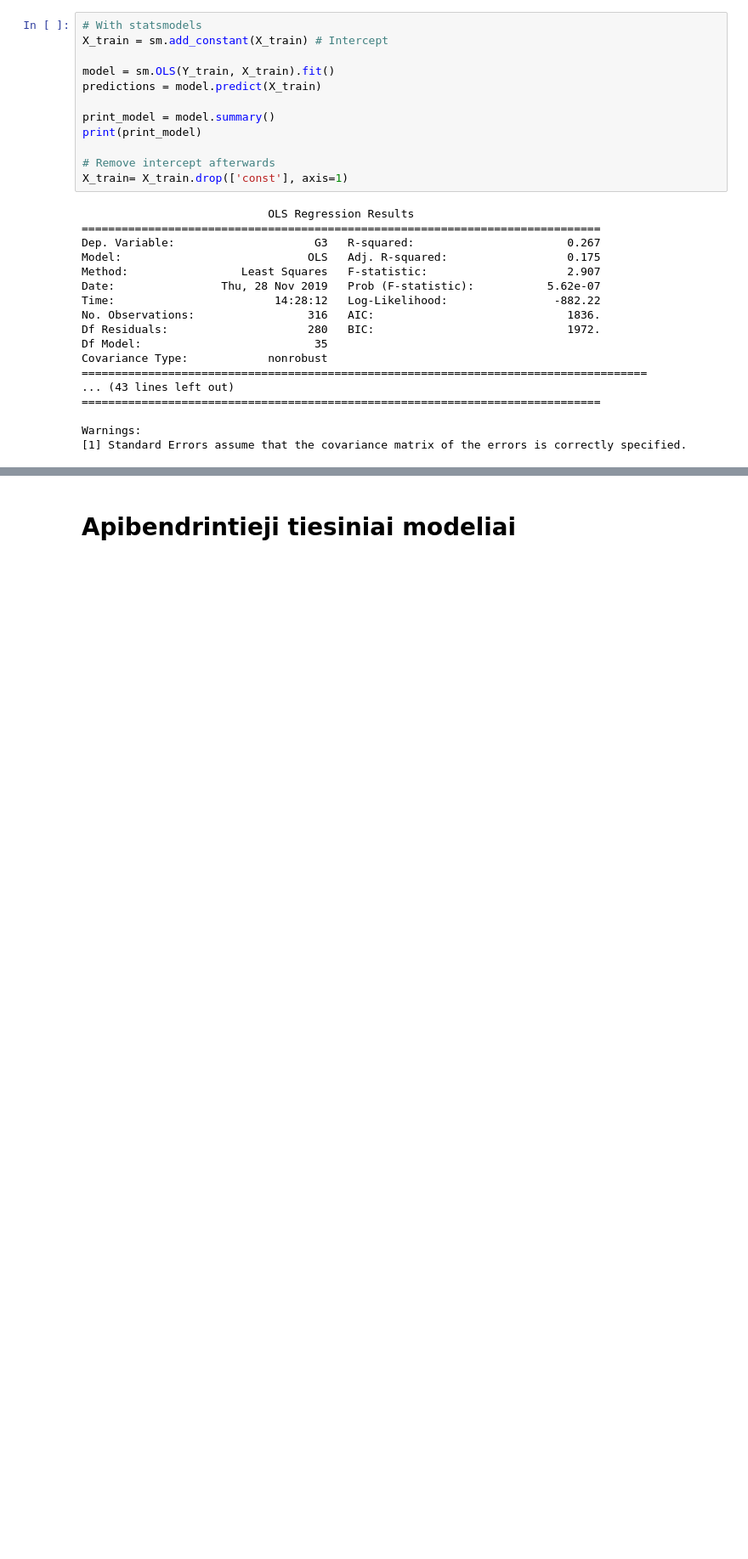
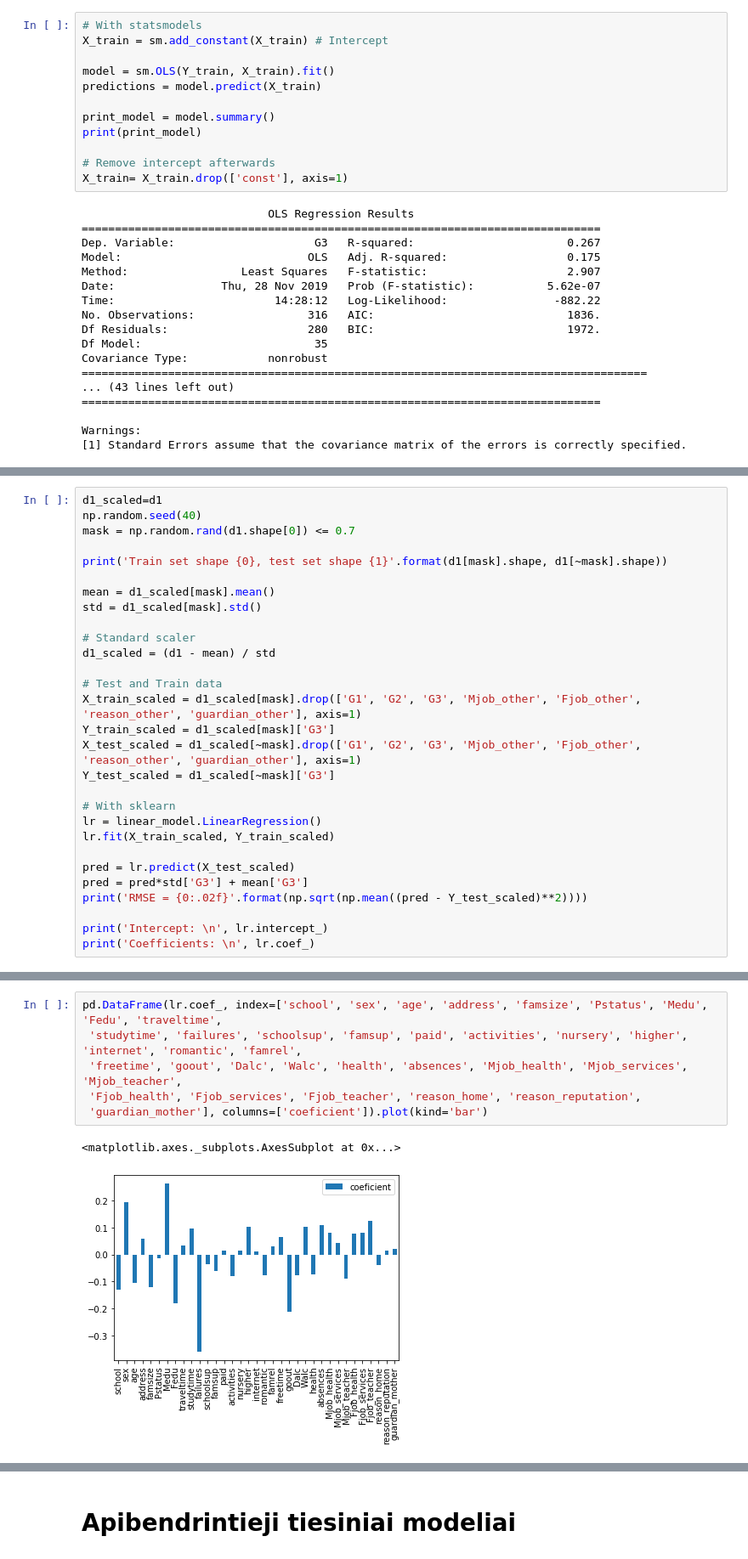
Before and after one commit to robertaskprojektas/Projektas, a Jupyter notebook: Projektas.ipynb, the cells around one changed output, grey strips where cells are left out. Shown at 85% size. Cells and saved outputs as stored; diff of their text form; blank space fills up the shorter version.

```diff
--- a/Projektas.ipynb
+++ b/Projektas.ipynb
@@ -610,0 +605,29 @@ Iš duomenų pašalinę *other* reikšmes, apie kurias, apart kintamojo 'srities
+# %%
+d1_scaled=d1
+np.random.seed(40)
+mask = np.random.rand(d1.shape[0]) <= 0.7
+
+print('Train set shape {0}, test set shape {1}'.format(d1[mask].shape, d1[~mask].shape))
+
+mean = d1_scaled[mask].mean()
+std = d1_scaled[mask].std()
+
+# Standard scaler
+d1_scaled = (d1 - mean) / std
+
+# Test and Train data
+X_train_scaled = d1_scaled[mask].drop(['G1', 'G2', 'G3', 'Mjob_other', 'Fjob_other', 'reason_other', 'guardian_other'], axis=1)
+Y_train_scaled = d1_scaled[mask]['G3']
+X_test_scaled = d1_scaled[~mask].drop(['G1', 'G2', 'G3', 'Mjob_other', 'Fjob_other', 'reason_other', 'guardian_other'], axis=1)
+Y_test_scaled = d1_scaled[~mask]['G3']
+
+# With sklearn
+lr = linear_model.LinearRegression()
+lr.fit(X_train_scaled, Y_train_scaled)
+
+pred = lr.predict(X_test_scaled)
+pred = pred*std['G3'] + mean['G3']
+print('RMSE = {0:.02f}'.format(np.sqrt(np.mean((pred - Y_test_scaled)**2))))
+
+print('Intercept: \n', lr.intercept_)
+print('Coefficients: \n', lr.coef_)
@@ -610,0 +656,9 @@ Iš duomenų pašalinę *other* reikšmes, apie kurias, apart kintamojo 'srities
+# %%
+pd.DataFrame(lr.coef_, index=['school', 'sex', 'age', 'address', 'famsize', 'Pstatus', 'Medu', 'Fedu', 'traveltime',
+ 'studytime', 'failures', 'schoolsup', 'famsup', 'paid', 'activities', 'nursery', 'higher', 'internet', 'romantic', 'famrel',
+ 'freetime', 'goout', 'Dalc', 'Walc', 'health', 'absences', 'Mjob_health', 'Mjob_services', 'Mjob_teacher',
+ 'Fjob_health', 'Fjob_services', 'Fjob_teacher', 'reason_home', 'reason_reputation',
+ 'guardian_mother'], columns=['coeficient']).plot(kind='bar')
+# %% [output]
+<matplotlib.axes._subplots.AxesSubplot at 0x...>
+[figure, added]
```
Also changed, not shown: parts of 15 cells of this notebook.
